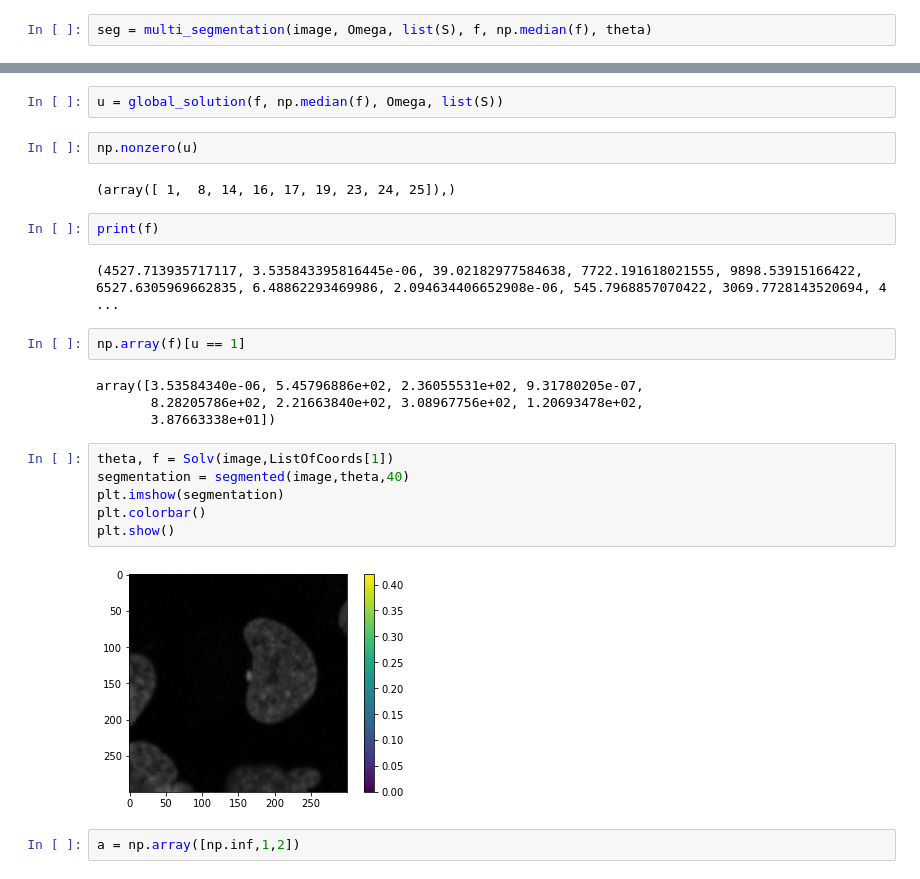
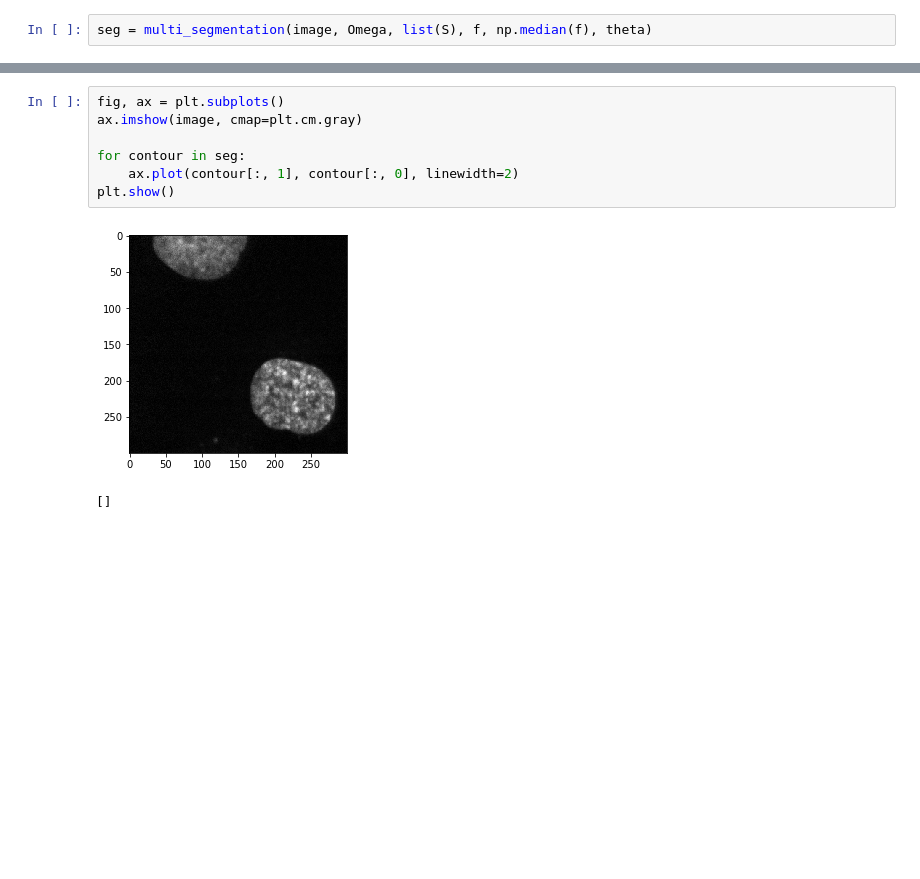
Before and after one commit to Jacob-Relle/MIP-Projekt, a Jupyter notebook: MultiNucleiTest.ipynb, the cells around one changed output, grey strips where cells are left out. Cells and saved outputs as stored; diff of their text form; blank space fills up the shorter version.

```diff
--- a/MultiNucleiTest.ipynb
+++ b/MultiNucleiTest.ipynb
@@ -48,26 +39,10 @@ imgplot = plt.imshow(seg)
-# %%
-u = global_solution(f, np.median(f), Omega, list(S))
-# %%
-np.nonzero(u)
-# %% [output]
-(array([ 1,  8, 14, 16, 17, 19, 23, 24, 25]),)
-# %%
-print(f)
-# %% [output]
-(4527.713935717117, 3.535843395816445e-06, 39.02182977584638, 7722.191618021555, 9898.53915166422, 6527.6305969662835, 6.48862293469986, 2.094634406652908e-06, 545.7968857070422, 3069.7728143520694, 4 ...
-# %%
-np.array(f)[u == 1]
-# %% [output]
-array([3.53584340e-06, 5.45796886e+02, 2.36055531e+02, 9.31780205e-07,
-       8.28205786e+02, 2.21663840e+02, 3.08967756e+02, 1.20693478e+02,
-       3.87663338e+01])
-# %%
-theta, f = Solv(image,ListOfCoords[1])
-segmentation = segmented(image,theta,40)
-plt.imshow(segmentation)
-plt.colorbar()
-plt.show()
-# %% [output]
-[figure, removed]
-# %%
-a = np.array([np.inf,1,2])
+# %%
+fig, ax = plt.subplots()
+ax.imshow(image, cmap=plt.cm.gray)
+
+for contour in seg:
+    ax.plot(contour[:, 1], contour[:, 0], linewidth=2)
+plt.show()
+# %% [output]
+[figure, added]
+[]
```
Also changed, not shown: parts of 5 cells of this notebook, 4 other files.
